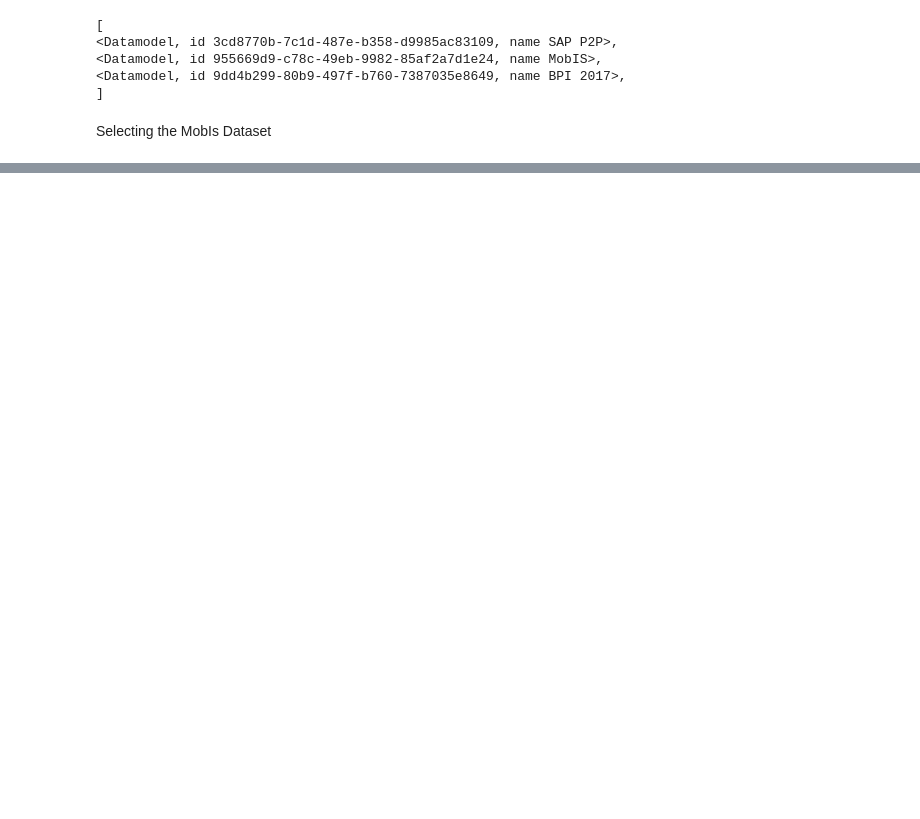
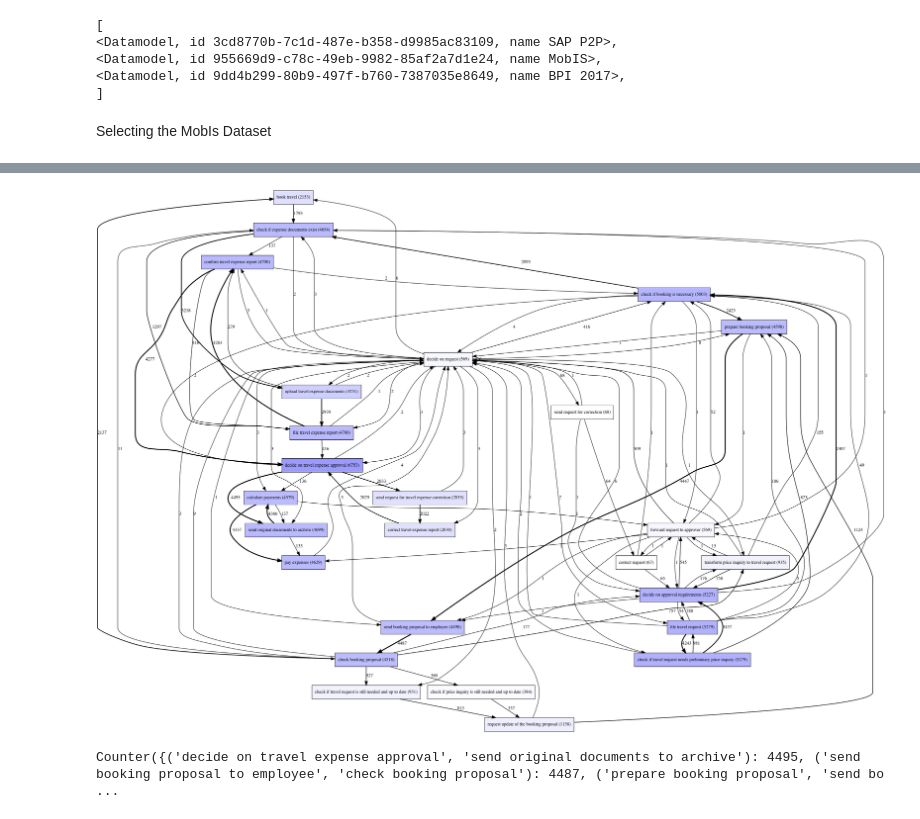
Before and after one commit to Crexia/PMHackathon, a Jupyter notebook: Test.ipynb, the cells around one changed output, grey strips where cells are left out. Saved outputs shown, nothing was run; the diff lists cells and outputs as text; code cells hidden in the pictures; blank space fills up the shorter version.

```diff
--- a/Test.ipynb
+++ b/Test.ipynb
@@ -43,0 +83,19 @@ print(mobis)
+# %%
+# DFG Discovery
+import os
+from pm4py.objects.log.importer.xes import importer as xes_importer
+log = xes_importer.apply("logs.xes")
+
+from pm4py.algo.discovery.dfg import algorithm as dfg_discovery
+dfg = dfg_discovery.apply(log)
+
+from pm4py.visualization.dfg import visualizer as dfg_visualization
+gviz = dfg_visualization.apply(dfg, log=log, variant=dfg_visualization.Variants.FREQUENCY)
+dfg_visualization.view(gviz)
+# %% [output]
+[figure, added]
+# %%
+#Export Dfg
+print(dfg)
+# %% [output]
+Counter({('decide on travel expense approval', 'send original documents to archive'): 4495, ('send booking proposal to employee', 'check booking proposal'): 4487, ('prepare booking proposal', 'send bo ...
```
Also changed, not shown: parts of 5 cells of this notebook, 2 other files.
